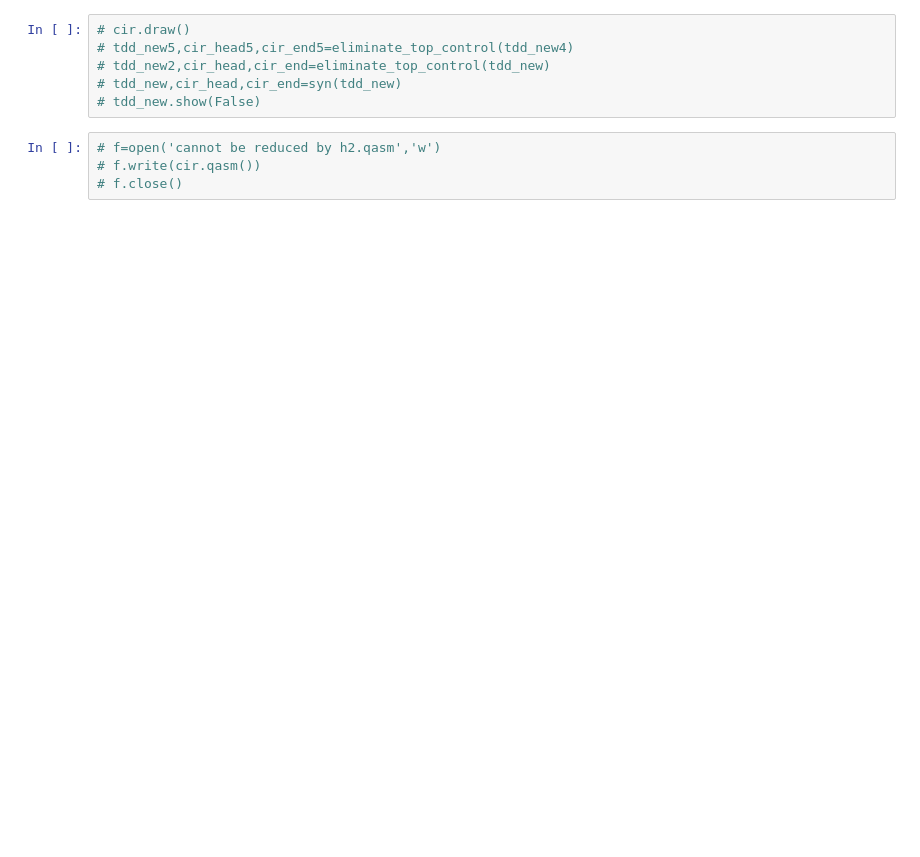
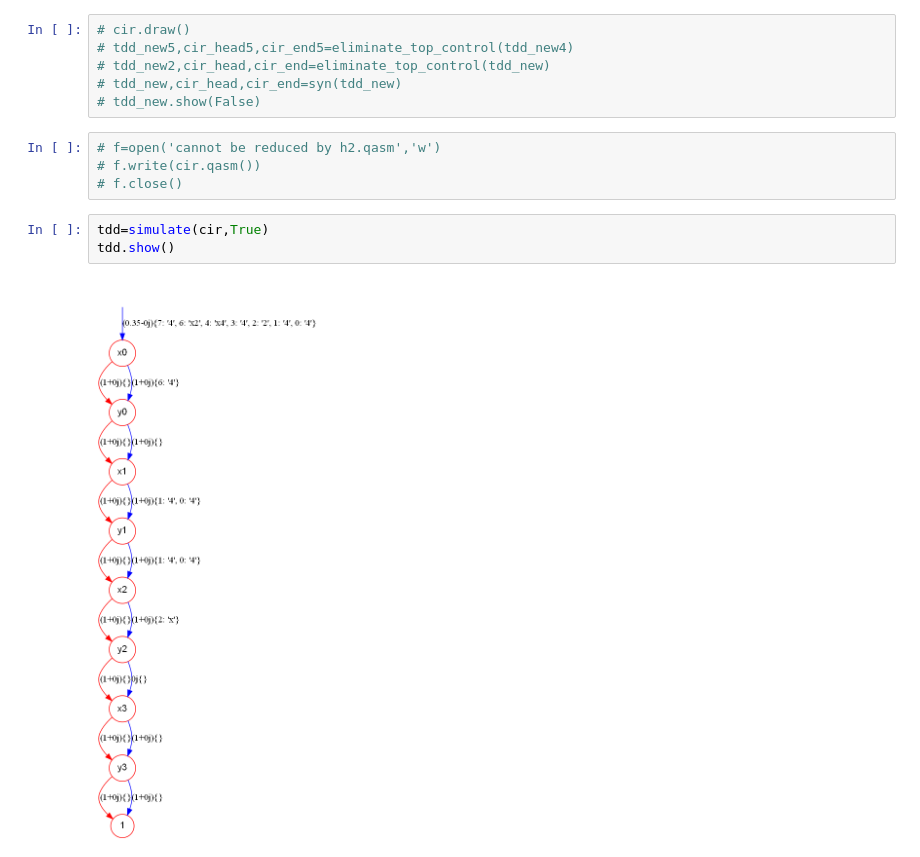
Before and after one commit to Veriqc/LimTDD, a Jupyter notebook: Test_Syn.ipynb, the cells around one changed output. Drawn from its saved outputs; the diff is of its cells as text; blank space fills up the shorter version.

```diff
--- a/Test_Syn.ipynb
+++ b/Test_Syn.ipynb
@@ -537,3 +583,8 @@ tdd_new.show(False)
 # f=open('cannot be reduced by h2.qasm','w')
 # f.write(cir.qasm())
 # f.close()
+# %%
+tdd=simulate(cir,True)
+tdd.show()
+# %% [output]
+[figure, added]
```
Also changed, not shown: parts of 3 cells of this notebook, 3 other files.
